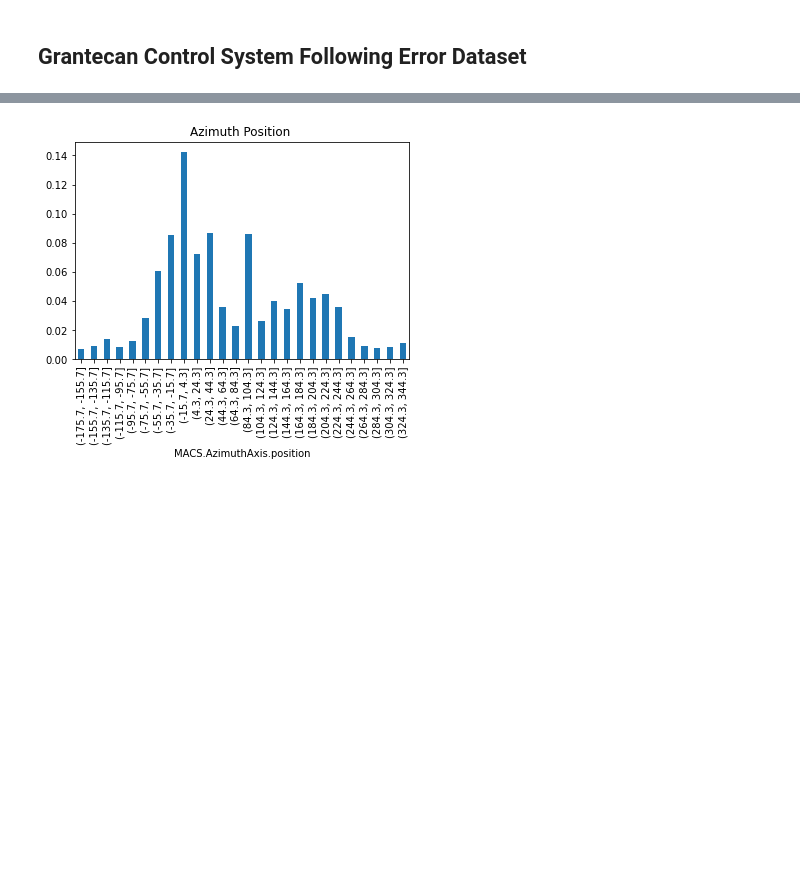
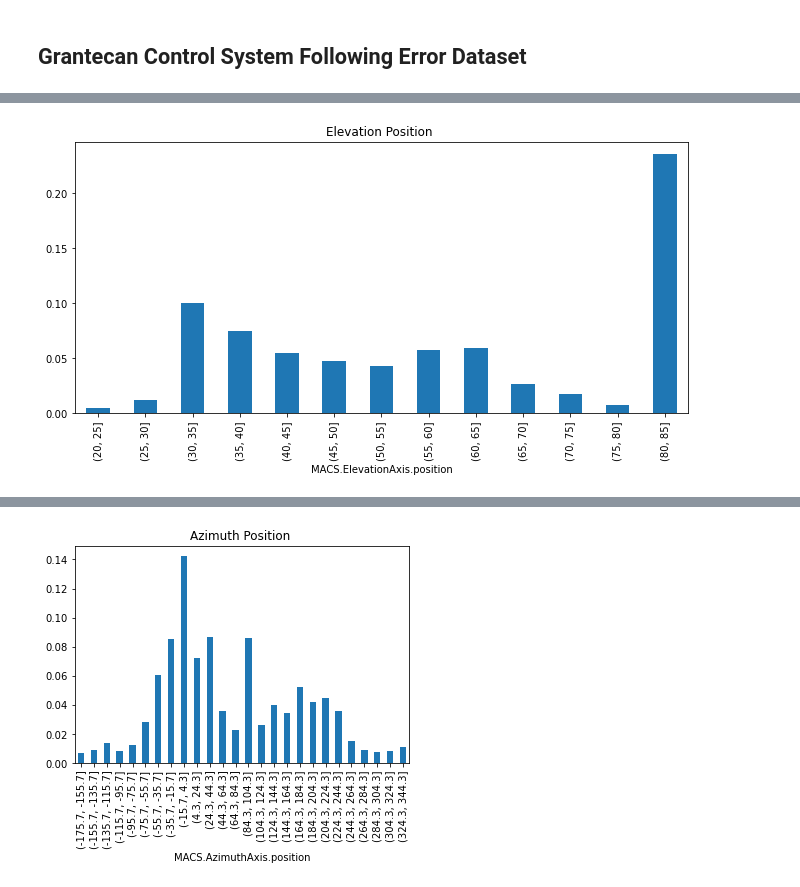
Before and after one commit to mahulo2009/DataScientistND_DataScienceBlogPost, a Jupyter notebook: Data Science Blog Post.ipynb, the cells around one changed output, grey strips where cells are left out. Saved outputs shown, nothing was run; the diff lists cells and outputs as text; code cells hidden in the pictures; blank space fills up the shorter version.

```diff
--- a/Data Science Blog Post.ipynb
+++ b/Data Science Blog Post.ipynb
@@ -34,0 +79,4 @@ df.describe()
+# %%
+df_foll = (df_track[ abs(df_track['MACS.AzimuthAxis.followingError'])>2.5e-4 ])
+df_foll['MACS.AzimuthAxis.followingError'] = df_foll['MACS.AzimuthAxis.followingError'].abs()
+df_foll['MACS.AzimuthAxis.followingError'].min()
@@ -34,0 +124,7 @@ df.describe()
+# %%
+df_foll.insert(1,"Elevation_30_40",df_foll['MACS.ElevationAxis.position'].between(30, 39.9),True)
+df_foll.insert(1,"Elevation_40_50",df_foll['MACS.ElevationAxis.position'].between(40, 49.9),True)
+df_foll.insert(1,"Elevation_50_60",df_foll['MACS.ElevationAxis.position'].between(50, 59.9),True)
+df_foll.insert(1,"Elevation_60_70",df_foll['MACS.ElevationAxis.position'].between(60, 69.9),True)
+df_foll.insert(1,"Elevation_70_80",df_foll['MACS.ElevationAxis.position'].between(70, 70.9),True)
+df_foll.insert(1,"Elevation_80_90",df_foll['MACS.ElevationAxis.position'].between(80, 90),True)
@@ -34,0 +139,2 @@ df.describe()
+# %%
+elevation_foll_bad_vals = df_foll.groupby(pd.cut(df_foll['MACS.ElevationAxis.position'], np.arange(20, 90, 5)))['MACS.AzimuthAxis.followingError'].count()
@@ -34,0 +172,7 @@ df.describe()
+# %%
+df_foll.insert(1,"Elevation_30_40",df_foll['MACS.ElevationAxis.position'].between(30, 39.9),True)
+df_foll.insert(1,"Elevation_40_50",df_foll['MACS.ElevationAxis.position'].between(40, 49.9),True)
+df_foll.insert(1,"Elevation_50_60",df_foll['MACS.ElevationAxis.position'].between(50, 59.9),True)
+df_foll.insert(1,"Elevation_60_70",df_foll['MACS.ElevationAxis.position'].between(60, 69.9),True)
+df_foll.insert(1,"Elevation_70_80",df_foll['MACS.ElevationAxis.position'].between(70, 70.9),True)
+df_foll.insert(1,"Elevation_80_90",df_foll['MACS.ElevationAxis.position'].between(80, 90),True)
@@ -34,0 +190,5 @@ df.describe()
+# %%
+((elevation_foll_bad_vals)/df_foll.shape[0]).plot(kind="bar");
+plt.title("Elevation Position ");
+# %% [output]
+[figure, added]
```
Also changed, not shown: parts of 76 cells of this notebook, 5 other files.
